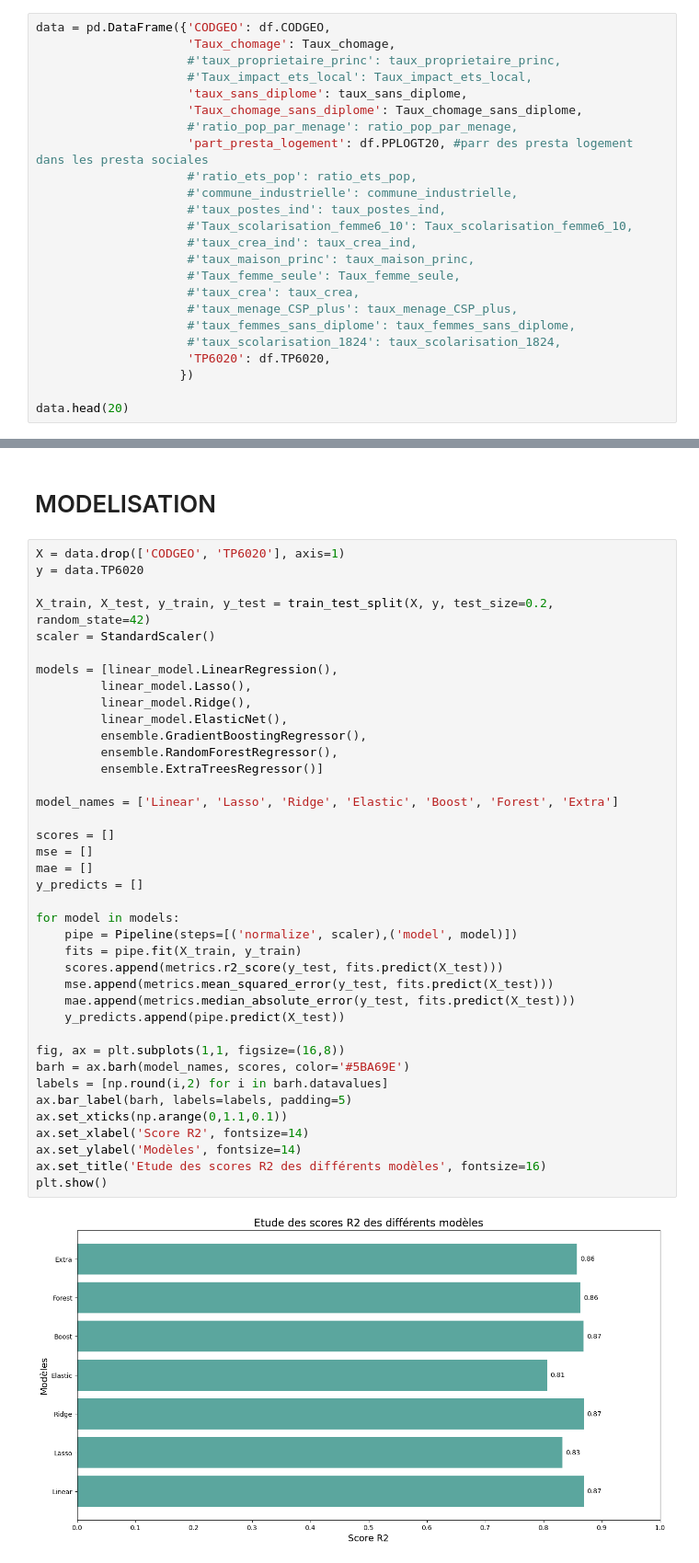
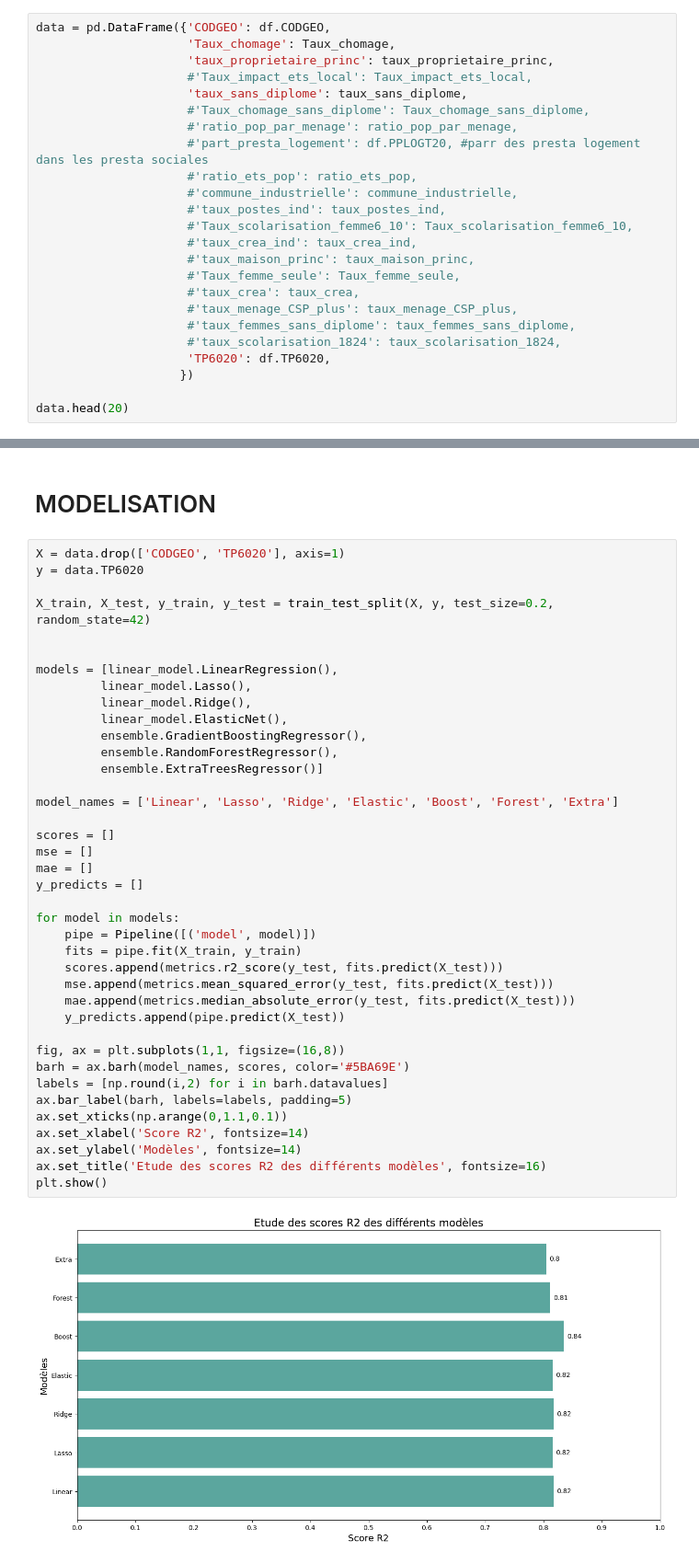
Before and after one commit to Mariehf64/fev23cda_french_industry, a Jupyter notebook: notebooks/Dataset 2020 - Transformation de variables pour ML - dataset complet.ipynb, the cells around one changed output, grey strips where cells are left out. Shown at 92% size. Cells and saved outputs as stored; diff of their text form.

```diff
--- a/notebooks/Dataset 2020 - Transformation de variables pour ML - dataset complet.ipynb
+++ b/notebooks/Dataset 2020 - Transformation de variables pour ML - dataset complet.ipynb
@@ -220,12 +220,12 @@ pd.DataFrame({'P19_F0610': P19_F0610[0:5], 'P19_FSCOL0610': P19_FSCOL0610[0:5]})
 # %%
 data = pd.DataFrame({'CODGEO': df.CODGEO,
                      'Taux_chomage': Taux_chomage,
-                     #'taux_proprietaire_princ': taux_proprietaire_princ,
+                     'taux_proprietaire_princ': taux_proprietaire_princ,
                      #'Taux_impact_ets_local': Taux_impact_ets_local,
                      'taux_sans_diplome': taux_sans_diplome,
-                     'Taux_chomage_sans_diplome': Taux_chomage_sans_diplome,
+                     #'Taux_chomage_sans_diplome': Taux_chomage_sans_diplome,
                      #'ratio_pop_par_menage': ratio_pop_par_menage,
-                     'part_presta_logement': df.PPLOGT20, #parr des presta logement dans les presta sociales
+                     #'part_presta_logement': df.PPLOGT20, #parr des presta logement dans les presta sociales
                      #'ratio_ets_pop': ratio_ets_pop,
                      #'commune_industrielle': commune_industrielle,
                      #'taux_postes_ind': taux_postes_ind,
@@ -285,42 +285,42 @@ X = data.drop(['CODGEO', 'TP6020'], axis=1)
 y = data.TP6020
 
 X_train, X_test, y_train, y_test = train_test_split(X, y, test_size=0.2, random_state=42)
-scaler = StandardScaler()
+
 
 models = [linear_model.LinearRegression(),
          linear_model.Lasso(),
          linear_model.Ridge(),
          linear_model.ElasticNet(),
          ensemble.GradientBoostingRegressor(),
          ensemble.RandomForestRegressor(),
          ensemble.ExtraTreesRegressor()]
 
 model_names = ['Linear', 'Lasso', 'Ridge', 'Elastic', 'Boost', 'Forest', 'Extra']
 
 scores = []
 mse = []
 mae = []
 y_predicts = []
 
 for model in models:
-    pipe = Pipeline(steps=[('normalize', scaler),('model', model)])
+    pipe = Pipeline([('model', model)])
     fits = pipe.fit(X_train, y_train)
     scores.append(metrics.r2_score(y_test, fits.predict(X_test)))
     mse.append(metrics.mean_squared_error(y_test, fits.predict(X_test)))
     mae.append(metrics.median_absolute_error(y_test, fits.predict(X_test)))
     y_predicts.append(pipe.predict(X_test))
 
 fig, ax = plt.subplots(1,1, figsize=(16,8))
 barh = ax.barh(model_names, scores, color='#5BA69E')
 labels = [np.round(i,2) for i in barh.datavalues]
 ax.bar_label(barh, labels=labels, padding=5)
 ax.set_xticks(np.arange(0,1.1,0.1))
 ax.set_xlabel('Score R2', fontsize=14)
 ax.set_ylabel('Modèles', fontsize=14)
 ax.set_title('Etude des scores R2 des différents modèles', fontsize=16)
 plt.show()
 # %% [output]
-[figure, old version]
+[figure, new version]
 # %%
 for i in range(0, np.size(model_names) -1):
     print('10 premières lignes de '+model_names[i])
```
Also changed, not shown: parts of 4 cells of this notebook.
